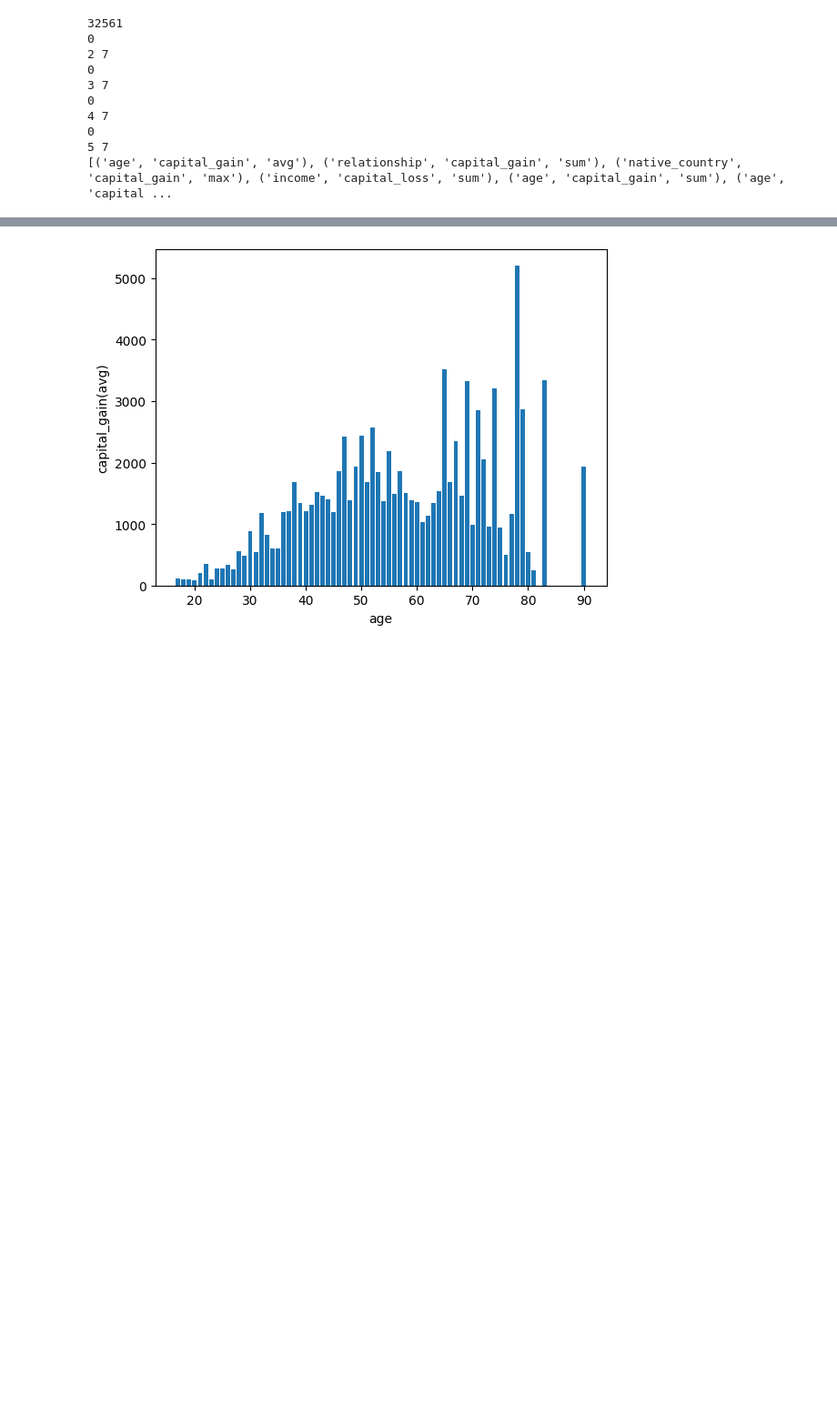
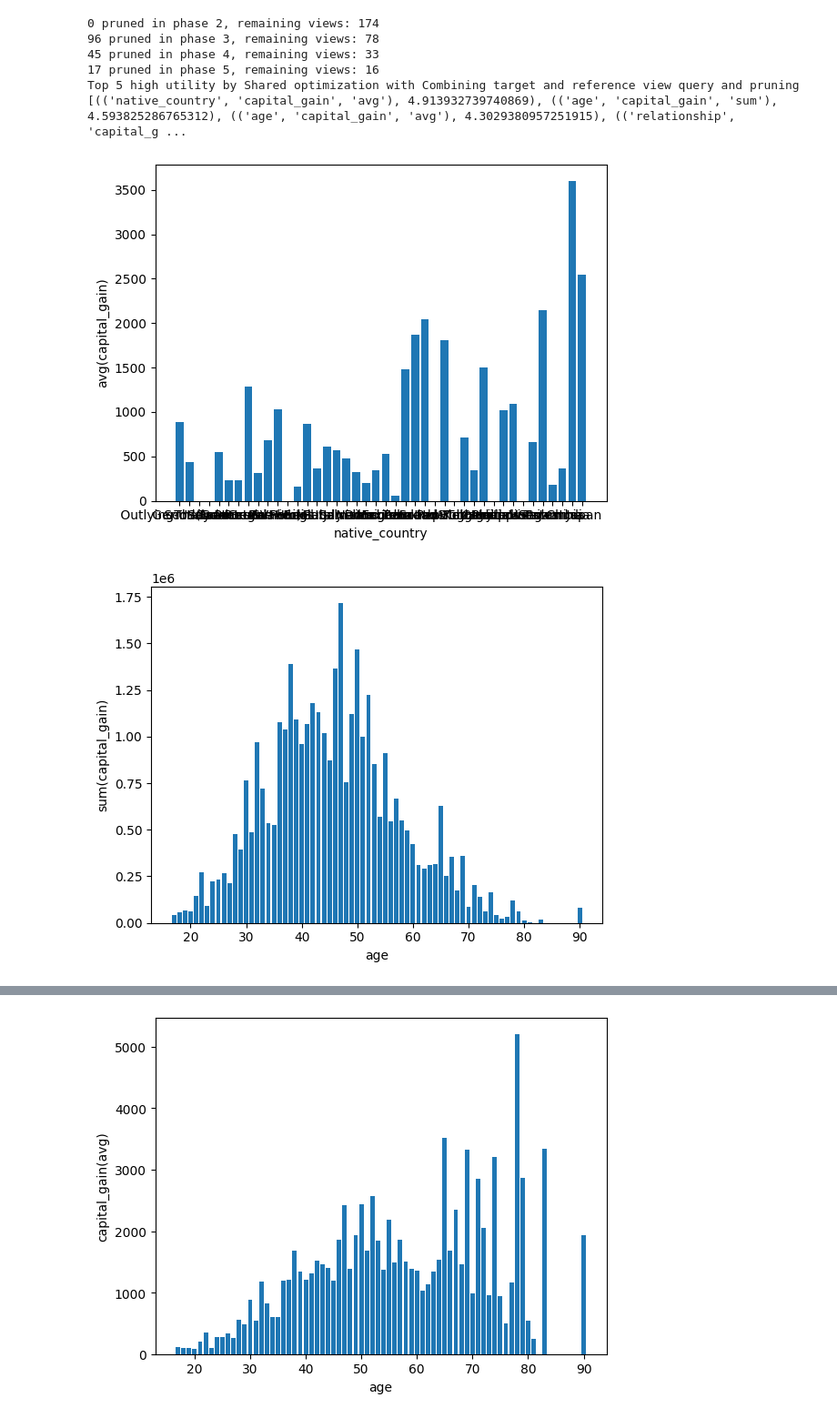
Before and after one commit to ankita132/645_Project, a Jupyter notebook: Untitled.ipynb, the cells around one changed output, grey strips where cells are left out. Shown at 91% size. Drawn from its saved outputs; the diff is of its cells as text; code cells hidden in the pictures; blank space fills up the shorter version.

```diff
--- a/Untitled.ipynb
+++ b/Untitled.ipynb
@@ -222,11 +247,5 @@ while i <= numRecords:
 # %%
-##################### without Combine Multiple Aggregate
-
-cursor.execute('select count(*) from Adult')
-numRecords = cursor.fetchall()[0][0]
-print(numRecords)
-createReferenceTable.createRefTable()
-createUserTable.createUserTable()
+##################### Shared optimization with Combining target and reference view query and pruning
 cumKl={}
 splitCount, i = 5, 0
 phaseData = int(numRecords/splitCount)
@@ -234,22 +253,19 @@ delta = 0.05
 N = splitCount
 M = 0
 k = 5
-# print(len(viewCombinations))
+to_prune_combinations = viewCombinations
 while i <= numRecords:
     view_stats = {}
     prune_views = []
     M = M+1
-    for v in viewCombinations:
-#         print(a,m,f)
+    for v in to_prune_combinations:
         a=v[0]
         m=v[1]
         f=v[2]
         view_stats[a,m,f] = defaultdict(dict)
         sql = f"select {a}, {f}({m}), case when {createUserTable.getWhereCondition()} then 1 else 0 end as g1 from (select * from Adult offset {i} limit {phaseData}) group by {a}, g1 order by {a}, g1"
-#         print(sql)
         cursor.execute(sql)
         res = cursor.fetchall()
-#         print(res)
         respt, respr = [], []
         for ele in res:
             if ele[2] == 1:
@@ -258,54 +274,51 @@ while i <= numRecords:
                 respr.append((ele[0], ele[1]))
 
         userData, refData = getP(respr, respt)
-        # Calculate utility
         utility = calcUtility(userData, refData)
-#         print(utility)
         if (a,m,f) in cumKl:
             cumKl[(a,m,f)] = cumKl[(a,m,f)] * (1-1/(i+1)) + utility * (1/i+1)
         else:
             cumKl[(a,m,f)] = utility
         # Calculate confidence interval
         if(M>1):
             numr = (1-(M-1)/N)*(2*log(log(M)))+log(pi**2/(3*delta))
             denr = 2*M
             epsilon = (numr/denr)**0.5
 
             view_stats[a,m,f][0] = cumKl[(a,m,f)] ## mean
             view_stats[a,m,f][1] = view_stats[a,m,f][0] - epsilon ## lower bound
             view_stats[a,m,f][2] = view_stats[a,m,f][0] + epsilon ## upper bound
 
     # Prune
-
     if M>1:
-#         print(view_stats)
         view_stats_sorted = dict(sorted(view_stats.items(), key=lambda e: e[1][2], reverse=True))
-#         print(view_stats_sorted)
         ub_topk = dict(list(view_stats_sorted.items())[0: k])
-#         print(ub_topk)
         lb_min = min([ub_topk[x][1] for x in ub_topk.keys()])
         not_topk = dict(list(view_stats_sorted.items())[k:])
         for v in not_topk.keys():
-#             print(not_topk[v][2],lb_min)
             if(not_topk[v][2]<lb_min):
                 prune_views.append(v)
 
-        print(len(prune_views))
-        viewCombinations = list(set(viewCombinations).difference(prune_views))
-        print(M, len(viewCombinations))
-
+        to_prune_combinations = list(set(to_prune_combinations).difference(prune_views))
+        print(f"{len(prune_views)} pruned in phase {M}, remaining views: {len(to_prune_combinations)}")
 
     i += phaseData + 1
 
-print(viewCombinations)
+utility_vs_view = []
+for view in to_prune_combinations:
+    utility_vs_view.append((view, cumKl[view]))
+
+ordered = sorted(utility_vs_view,key=lambda x: x[1], reverse=True)
+print("Top 5 high utility by Shared optimization with Combining target and reference view query and pruning ")
+print(ordered[:5])
+for view in ordered[0:5]:
+    plotView(view[0])
 # %% [output]
-32561
-0
-2 7
-0
-3 7
-0
-4 7
-0
-5 7
-[('age', 'capital_gain', 'avg'), ('relationship', 'capital_gain', 'sum'), ('native_country', 'capital_gain', 'max'), ('income', 'capital_loss', 'sum'), ('age', 'capital_gain', 'sum'), ('age', 'capital ...
+0 pruned in phase 2, remaining views: 174
+96 pruned in phase 3, remaining views: 78
+45 pruned in phase 4, remaining views: 33
+17 pruned in phase 5, remaining views: 16
+Top 5 high utility by Shared optimization with Combining target and reference view query and pruning
+[(('native_country', 'capital_gain', 'avg'), 4.913932739740869), (('age', 'capital_gain', 'sum'), 4.593825286765312), (('age', 'capital_gain', 'avg'), 4.3029380957251915), (('relationship', 'capital_g ...
+[figure, added]
+[figure, added]
```
Also changed, not shown: parts of 13 cells of this notebook.
